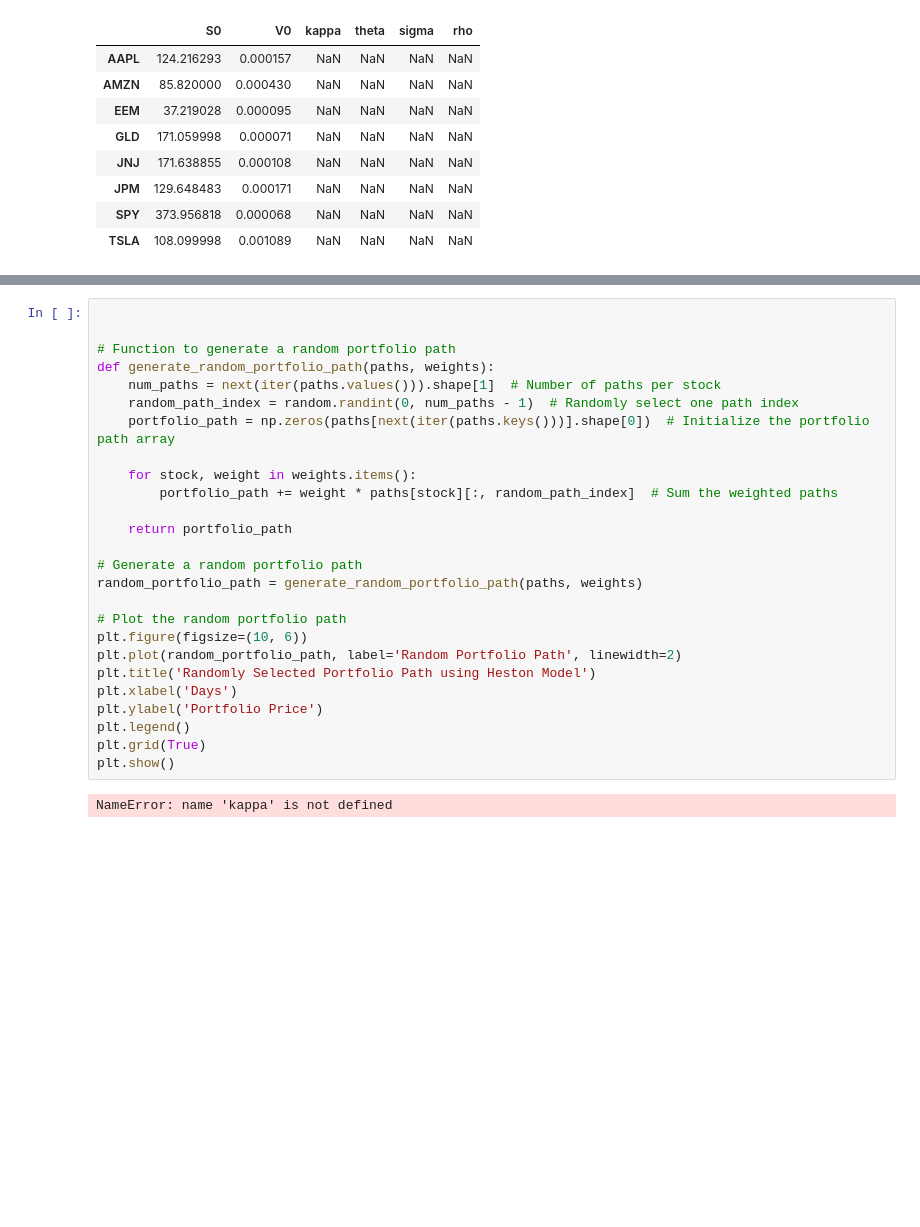
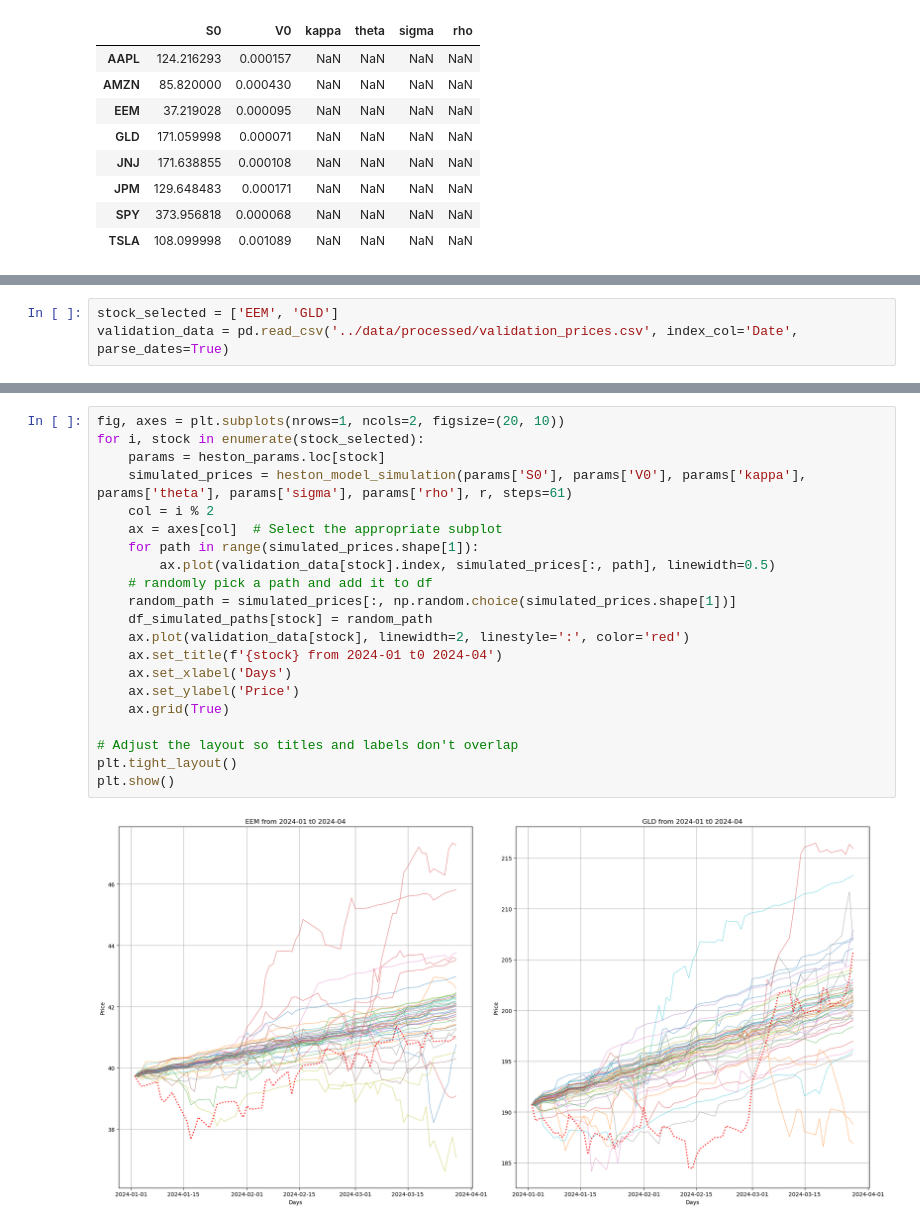
Before and after one commit to Go1vf/Portfolio-Simulation-Surgery, a Jupyter notebook: src/heston_model.ipynb, the cells around one changed output, grey strips where cells are left out. Drawn from its saved outputs; the diff is of its cells as text; blank space fills up the shorter version.

```diff
--- a/src/heston_model.ipynb
+++ b/src/heston_model.ipynb
@@ -125 +137,4 @@ plt.show()
+# %%
+stock_selected = ['EEM', 'GLD']
+validation_data = pd.read_csv('../data/processed/validation_prices.csv', index_col='Date', parse_dates=True)
 # %%
@@ -129,28 +144,23 @@ len(training_data['AAPL'])
 # %%
+fig, axes = plt.subplots(nrows=1, ncols=2, figsize=(20, 10))
+for i, stock in enumerate(stock_selected):
+    params = heston_params.loc[stock]
+    simulated_prices = heston_model_simulation(params['S0'], params['V0'], params['kappa'], params['theta'], params['sigma'], params['rho'], r, steps=61)
+    col = i % 2
+    ax = axes[col]  # Select the appropriate subplot
+    for path in range(simulated_prices.shape[1]):
+        ax.plot(validation_data[stock].index, simulated_prices[:, path], linewidth=0.5)
+    # randomly pick a path and add it to df
+    random_path = simulated_prices[:, np.random.choice(simulated_prices.shape[1])]
+    df_simulated_paths[stock] = random_path
+    ax.plot(validation_data[stock], linewidth=2, linestyle=':', color='red')
+    ax.set_title(f'{stock} from 2024-01 t0 2024-04')
+    ax.set_xlabel('Days')
+    ax.set_ylabel('Price')
+    ax.grid(True)
 
-
-# Function to generate a random portfolio path
-def generate_random_portfolio_path(paths, weights):
-    num_paths = next(iter(paths.values())).shape[1]  # Number of paths per stock
-    random_path_index = random.randint(0, num_paths - 1)  # Randomly select one path index
-    portfolio_path = np.zeros(paths[next(iter(paths.keys()))].shape[0])  # Initialize the portfolio path array
-
-    for stock, weight in weights.items():
-        portfolio_path += weight * paths[stock][:, random_path_index]  # Sum the weighted paths
-
-    return portfolio_path
-
-# Generate a random portfolio path
-random_portfolio_path = generate_random_portfolio_path(paths, weights)
-
-# Plot the random portfolio path
-plt.figure(figsize=(10, 6))
-plt.plot(random_portfolio_path, label='Random Portfolio Path', linewidth=2)
-plt.title('Randomly Selected Portfolio Path using Heston Model')
-plt.xlabel('Days')
-plt.ylabel('Portfolio Price')
-plt.legend()
-plt.grid(True)
+# Adjust the layout so titles and labels don't overlap
+plt.tight_layout()
 plt.show()
 # %% [output]
-NameError: name 'kappa' is not defined
+[figure, added]
```
Also changed, not shown: parts of 5 cells of this notebook, 1 other file.
